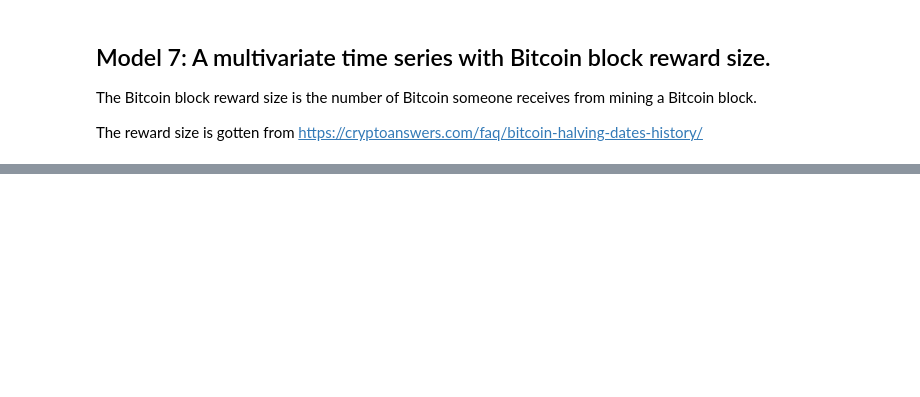
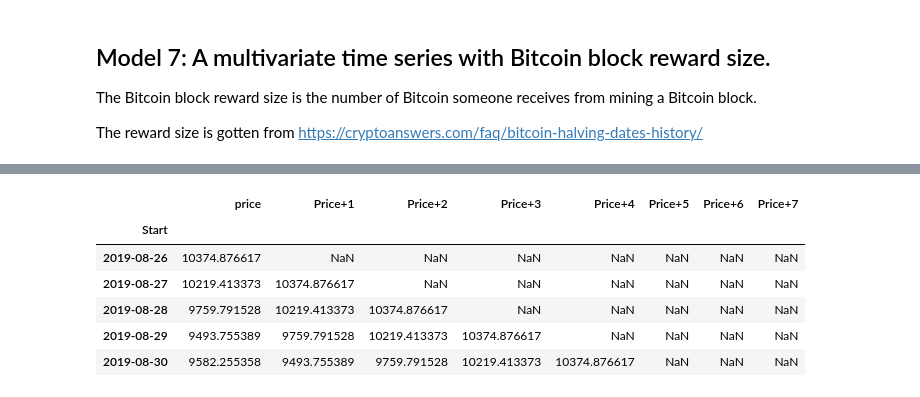
Before and after one commit to fahriyegrl/bitcoin_predict_time_series_tensorflow, a Jupyter notebook: bitcoin_prediction_time_series_forecasting_tensorflow.ipynb, the cells around one changed output, grey strips where cells are left out. Cells and saved outputs as stored; diff of their text form; code cells hidden in the pictures; blank space fills up the shorter version.

```diff
--- a/bitcoin_prediction_time_series_forecasting_tensorflow.ipynb
+++ b/bitcoin_prediction_time_series_forecasting_tensorflow.ipynb
@@ -1061,0 +1268,3 @@ block_reward_5_time = np.datetime64("2024-04-20")
+# %%
+WINDOW_SIZE = 7
+HORIZON = 1
@@ -1061,0 +1306,15 @@ block_reward_5_time = np.datetime64("2024-04-20")
+# %%
+bitcoin_price_8 = bitcoin_price.copy()
+# %%
+for i in range(WINDOW_SIZE):
+  bitcoin_price_8[f"Price+{i+1}"] = bitcoin_price_8["price"].shift(periods=i+1)
+
+bitcoin_price_8.head()
+# %% [output]
+|  | price | Price+1 | Price+2 | Price+3 | Price+4 | Price+5 | Price+6 | Price+7 |
+| Start |  |  |  |  |  |  |  |  |
+| 2019-08-26 | 10374.876617 | NaN | NaN | NaN | NaN | NaN | NaN | NaN |
+| 2019-08-27 | 10219.413373 | 10374.876617 | NaN | NaN | NaN | NaN | NaN | NaN |
+| 2019-08-28 | 9759.791528 | 10219.413373 | 10374.876617 | NaN | NaN | NaN | NaN | NaN |
+| 2019-08-29 | 9493.755389 | 9759.791528 | 10219.413373 | 10374.876617 | NaN | NaN | NaN | NaN |
+| 2019-08-30 | 9582.255358 | 9493.755389 | 9759.791528 | 10219.413373 | 10374.876617 | NaN | NaN | NaN |
```
Also changed, not shown: parts of 82 cells of this notebook.
